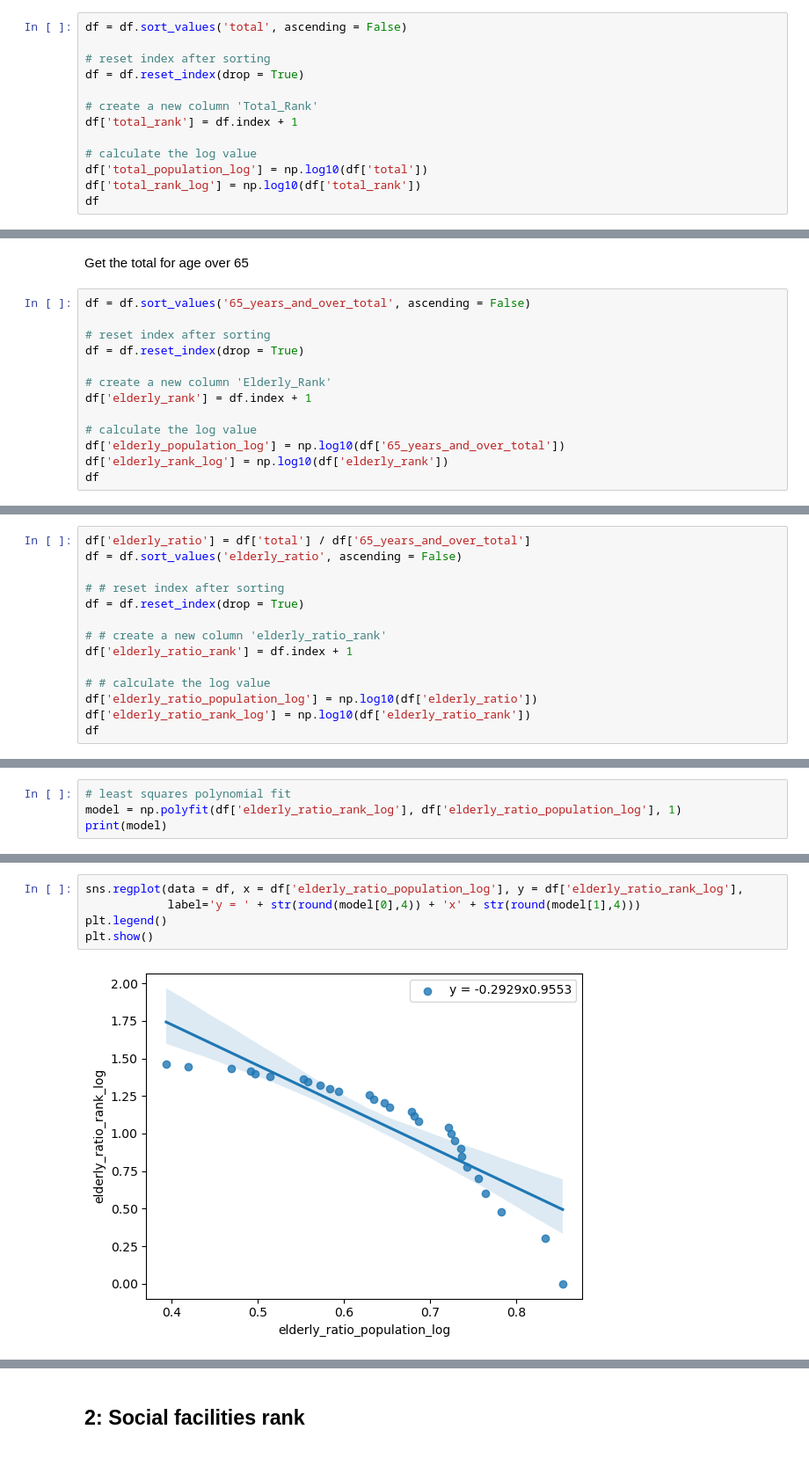
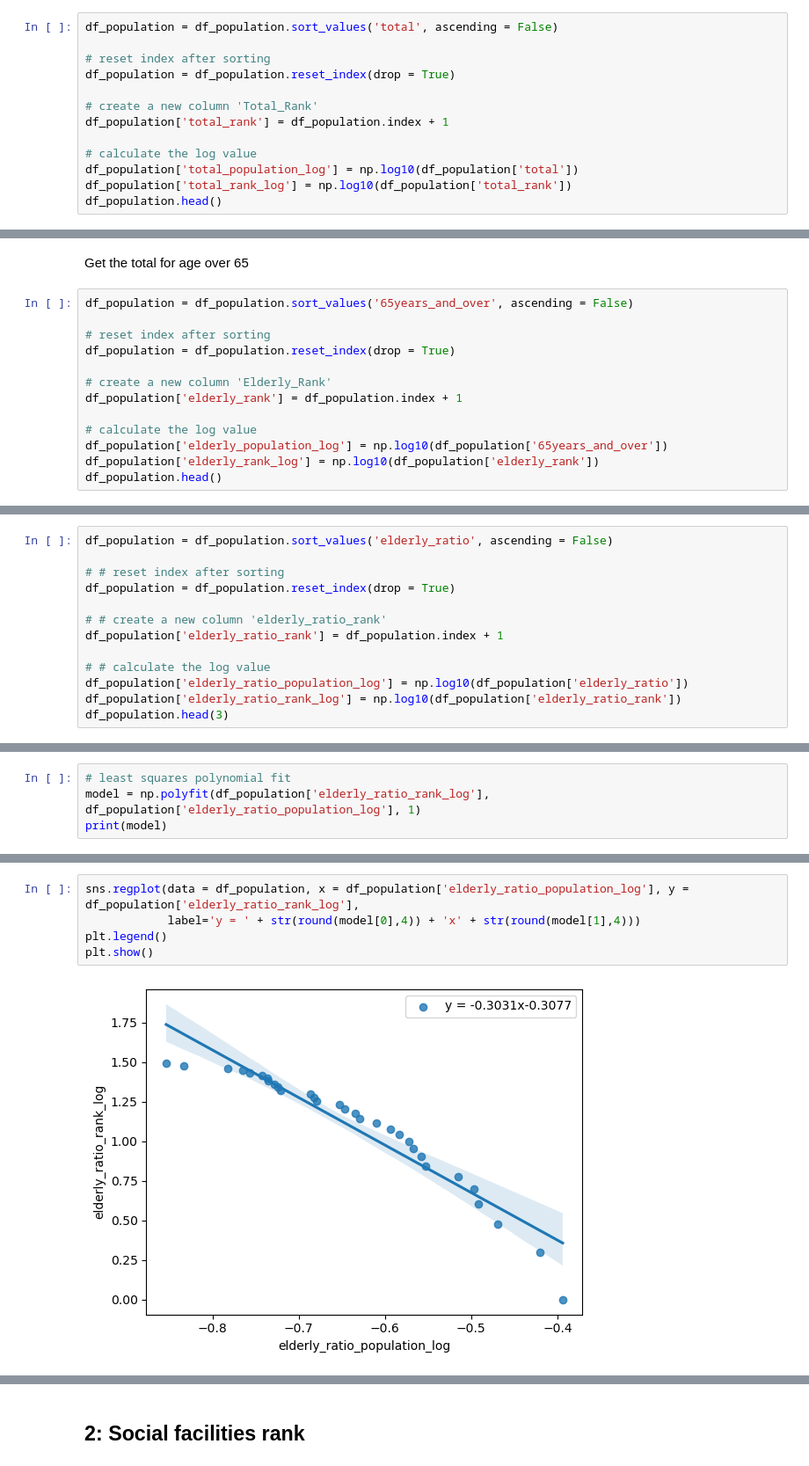
Before and after one commit to tobeychen/9075, a Jupyter notebook: Untitled1.ipynb, the cells around one changed output, grey strips where cells are left out. Shown: that part at 88% size. Drawn from its saved outputs; the diff is of its cells as text.

```diff
--- a/Untitled1.ipynb
+++ b/Untitled1.ipynb
@@ -104,14 +173,14 @@ df = df.drop(columns=['state'])
 # %%
-df = df.sort_values('total', ascending = False)
+df_population = df_population.sort_values('total', ascending = False)
 
 # reset index after sorting
-df = df.reset_index(drop = True)
+df_population = df_population.reset_index(drop = True)
 
 # create a new column 'Total_Rank'
-df['total_rank'] = df.index + 1
+df_population['total_rank'] = df_population.index + 1
 
 # calculate the log value
-df['total_population_log'] = np.log10(df['total'])
-df['total_rank_log'] = np.log10(df['total_rank'])
-df
+df_population['total_population_log'] = np.log10(df_population['total'])
+df_population['total_rank_log'] = np.log10(df_population['total_rank'])
+df_population.head()
 # %% [output]
@@ -157,16 +208,16 @@ plt.show()
 # %% [markdown]
 Get the total for age over 65
 # %%
-df = df.sort_values('65_years_and_over_total', ascending = False)
+df_population = df_population.sort_values('65years_and_over', ascending = False)
 
 # reset index after sorting
-df = df.reset_index(drop = True)
+df_population = df_population.reset_index(drop = True)
 
 # create a new column 'Elderly_Rank'
-df['elderly_rank'] = df.index + 1
+df_population['elderly_rank'] = df_population.index + 1
 
 # calculate the log value
-df['elderly_population_log'] = np.log10(df['65_years_and_over_total'])
-df['elderly_rank_log'] = np.log10(df['elderly_rank'])
-df
+df_population['elderly_population_log'] = np.log10(df_population['65years_and_over'])
+df_population['elderly_rank_log'] = np.log10(df_population['elderly_rank'])
+df_population.head()
 # %% [output]
@@ -212,15 +263,14 @@ Elderly Population vs Total Population
 # %%
-df['elderly_ratio'] = df['total'] / df['65_years_and_over_total']
-df = df.sort_values('elderly_ratio', ascending = False)
+df_population = df_population.sort_values('elderly_ratio', ascending = False)
 
 # # reset index after sorting
-df = df.reset_index(drop = True)
+df_population = df_population.reset_index(drop = True)
 
 # # create a new column 'elderly_ratio_rank'
-df['elderly_ratio_rank'] = df.index + 1
+df_population['elderly_ratio_rank'] = df_population.index + 1
 
 # # calculate the log value
-df['elderly_ratio_population_log'] = np.log10(df['elderly_ratio'])
-df['elderly_ratio_rank_log'] = np.log10(df['elderly_ratio_rank'])
-df
+df_population['elderly_ratio_population_log'] = np.log10(df_population['elderly_ratio'])
+df_population['elderly_ratio_rank_log'] = np.log10(df_population['elderly_ratio_rank'])
+df_population.head(3)
 # %% [output]
@@ -244,5 +297,5 @@ df
 # %%
 # least squares polynomial fit
-model = np.polyfit(df['elderly_ratio_rank_log'], df['elderly_ratio_population_log'], 1)
+model = np.polyfit(df_population['elderly_ratio_rank_log'], df_population['elderly_ratio_population_log'], 1)
 print(model)
 # %% [output]
@@ -250,7 +303,7 @@ print(model)
 # %%
-sns.regplot(data = df, x = df['elderly_ratio_population_log'], y = df['elderly_ratio_rank_log'],
+sns.regplot(data = df_population, x = df_population['elderly_ratio_population_log'], y = df_population['elderly_ratio_rank_log'],
             label='y = ' + str(round(model[0],4)) + 'x' + str(round(model[1],4)))
 plt.legend()
 plt.show()
 # %% [output]
-[figure, old version]
+[figure, new version]
```
Also changed, not shown: parts of 51 cells of this notebook, 6 other files.
